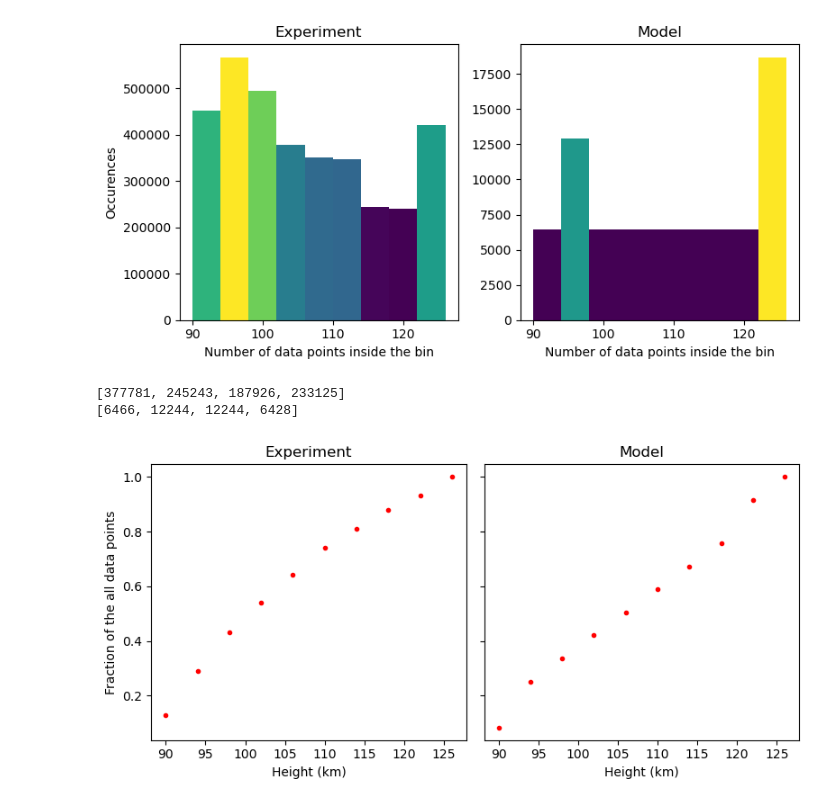
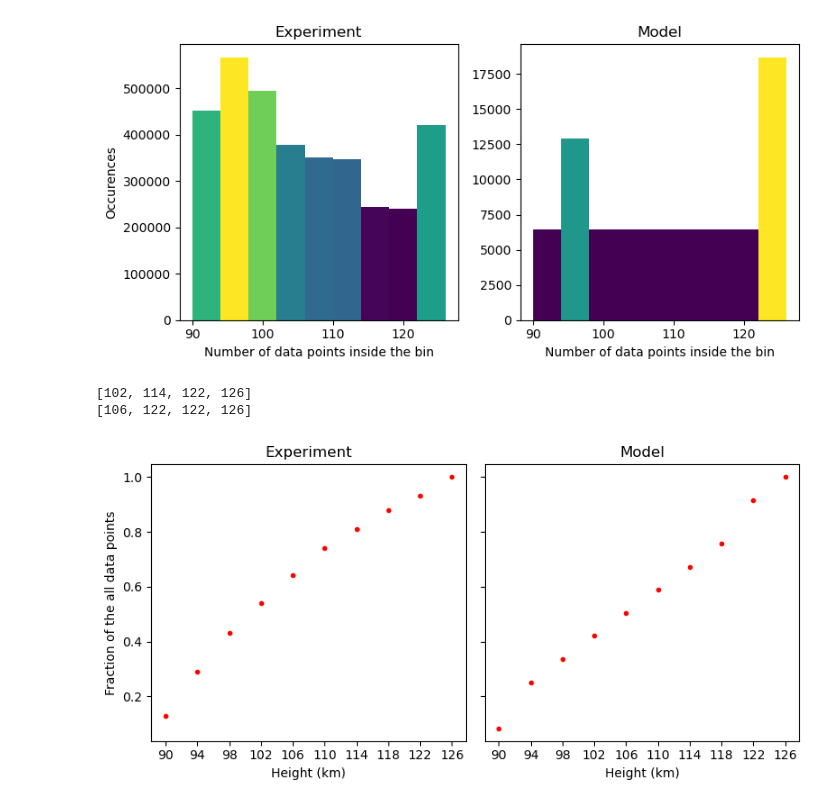
Before and after one commit to remy-guillermin/WACCM-Analysis, a Jupyter notebook: Scripts/Data-Analysis/Data_points.ipynb, the cells around one changed output. Saved outputs shown, nothing was run; the diff lists cells and outputs as text; code cells hidden in the pictures.

```diff
--- a/Scripts/Data-Analysis/Data_points.ipynb
+++ b/Scripts/Data-Analysis/Data_points.ipynb
@@ -176,28 +179,30 @@ plt.show()
 # %%
 fig, axs = plt.subplots(1, 2, figsize=(8, 4), sharey=True)
 
 def find_height_percent(values, sum, percents):
     percents_return = []
     for percent in percents:
         percents_return.append(int(values[np.array(sum) > percent/100][0]))
     return percents_return
 
-print(find_height_percent(counts_exp_dp, counts_exp_dp_sum, [50,80,90,95]))
-print(find_height_percent(counts_model_dp, counts_model_dp_sum, [50,80,90,95]))
+print(find_height_percent(H_bins, counts_exp_dp_sum, [50,80,90,95]))
+print(find_height_percent(H_bins, counts_model_dp_sum, [50,80,90,95]))
 
 
 axs[0].scatter(H_bins, counts_exp_dp_sum,c='red', marker='.')
 axs[0].set_ylabel('Fraction of the all data points')
 axs[0].set_xlabel('Height (km)')
+axs[0].set_xticks(H_bins)
 axs[0].set_title('Experiment')
 axs[1].scatter(H_bins,counts_model_dp_sum, c='red', marker='.')
 axs[1].set_xlabel('Height (km)')
+axs[1].set_xticks(H_bins)
 axs[1].set_title('Model')
 
 plt.tight_layout()
 plt.savefig(f'../../Output/Figures/{type}/Data-Point-Sum-Height.png')
 plt.show()
 # %% [output]
-[377781, 245243, 187926, 233125]
-[6466, 12244, 12244, 6428]
+[102, 114, 122, 126]
+[106, 122, 122, 126]
-[figure, old version]
+[figure, new version]
```
Also changed, not shown: parts of 2 cells of this notebook, 2 other files.
